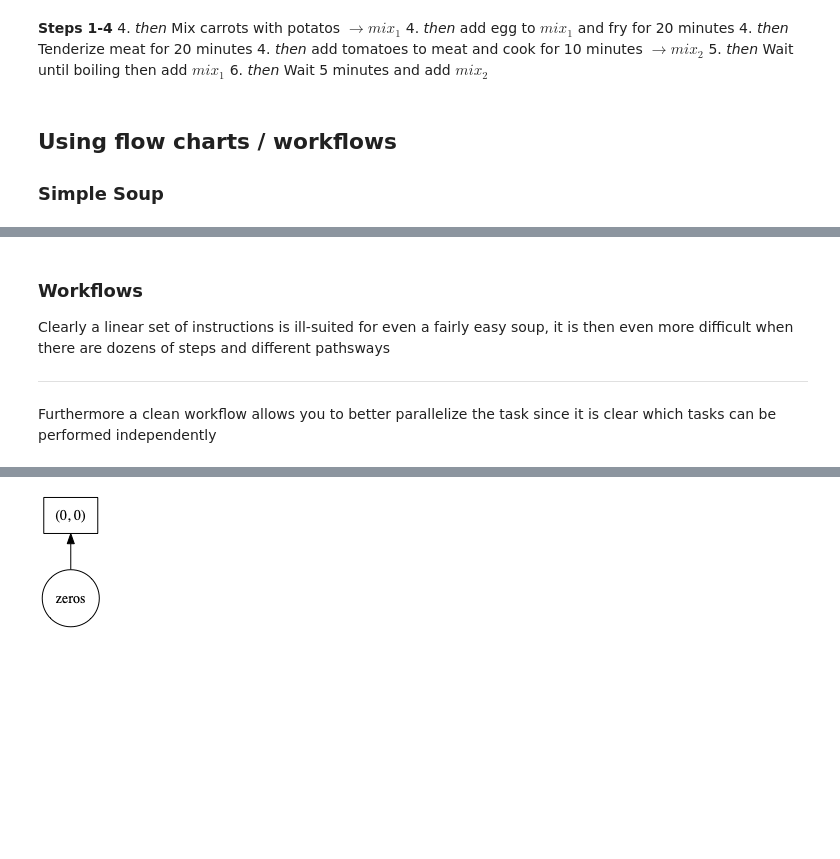
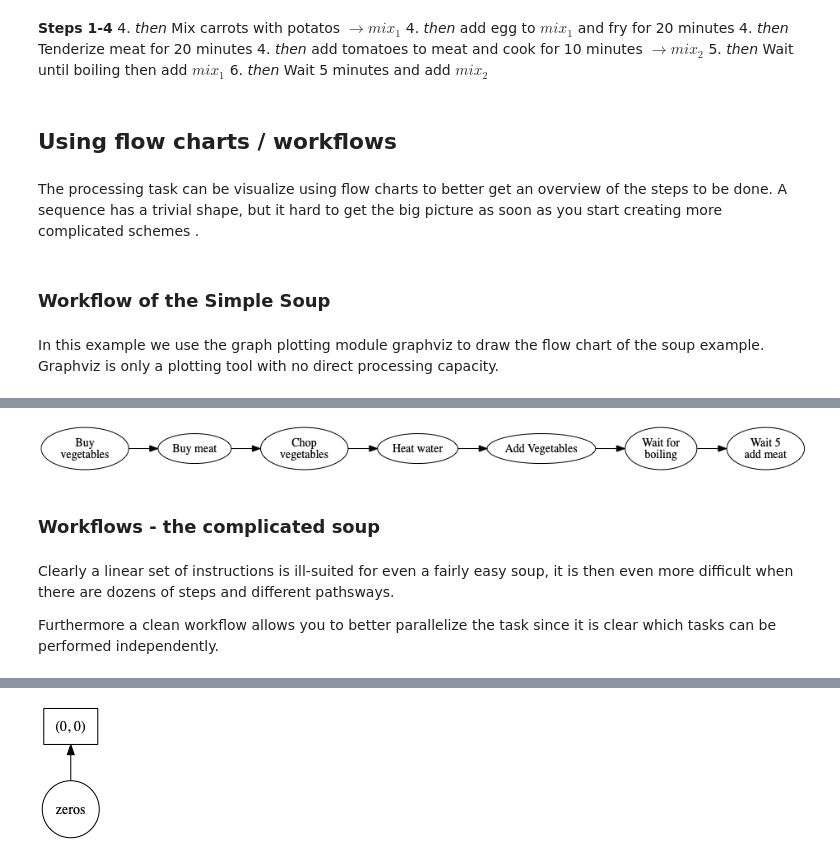
Before and after one commit to ImagingLectures/Quantitative-Big-Imaging-2021, a Jupyter notebook: Lectures/Lecture-01/_build/jupyter_execute/01-Introduction.ipynb, the cells around one changed output, grey strips where cells are left out. Drawn from its saved outputs; the diff is of its cells as text; code cells hidden in the pictures; blank space fills up the shorter version.

```diff
--- a/Lectures/Lecture-01/_build/jupyter_execute/01-Introduction.ipynb
+++ b/Lectures/Lecture-01/_build/jupyter_execute/01-Introduction.ipynb
@@ -1232,10 +1232,14 @@ __Steps 1-4__
 6. _then_ Wait 5 minutes and add $mix_2$
 # %% [markdown]
 ## Using flow charts / workflows
-
-### Simple Soup
+# %% [markdown]
+The processing task can be visualize using flow charts to better get an overview of the steps to be done. A sequence has a trivial shape, but it hard to get the big picture as soon as you start creating more complicated schemes .
+# %% [markdown]
+### Workflow of the Simple Soup
+# %% [markdown]
+In this example we use the graph plotting module graphviz to draw the flow chart of the soup example. Graphviz is only a plotting tool with no direct processing capacity.
 # %%
-from IPython.display import SVG
+from IPython.display import Image, display
 import pydot
 graph = pydot.Dot(graph_type='digraph', rankdir="LR")
 node_names = ["Buy\nvegetables","Buy meat","Chop\nvegetables","Heat water", "Add Vegetables",
@@ -1248,5 +1252,5 @@ for c_n in nodes:
 for (c_n, d_n) in zip(nodes, nodes[1:]):
     graph.add_edge(pydot.Edge(c_n, d_n))
 
-SVG(graph.create_svg())
+plt = Image(graph.create_png()); display(plt);
 # %% [output]
@@ -1254,11 +1257,8 @@ SVG(graph.create_svg())
+[figure, added]
+# %% [markdown]
+### Workflows - the complicated soup
 # %% [markdown]
+Clearly a linear set of instructions is ill-suited for even a fairly easy soup, it is then even more difficult when there are dozens of steps and different pathsways.
 
-### Workflows
-
-Clearly a linear set of instructions is ill-suited for even a fairly easy soup, it is then even more difficult when there are dozens of steps and different pathsways
-
-
-----
-
-Furthermore a clean workflow allows you to better parallelize the task since it is clear which tasks can be performed independently
+Furthermore a clean workflow allows you to better parallelize the task since it is clear which tasks can be performed independently.
 # %%
```
Also changed, not shown: parts of 26 cells of this notebook, 46 other files.
